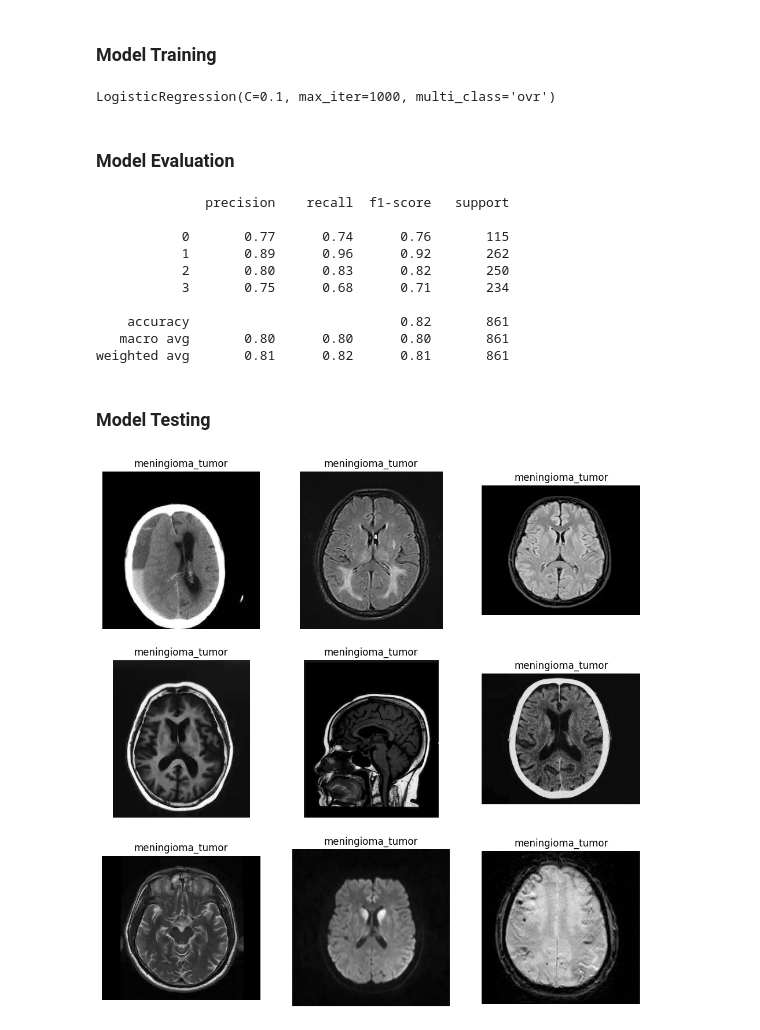
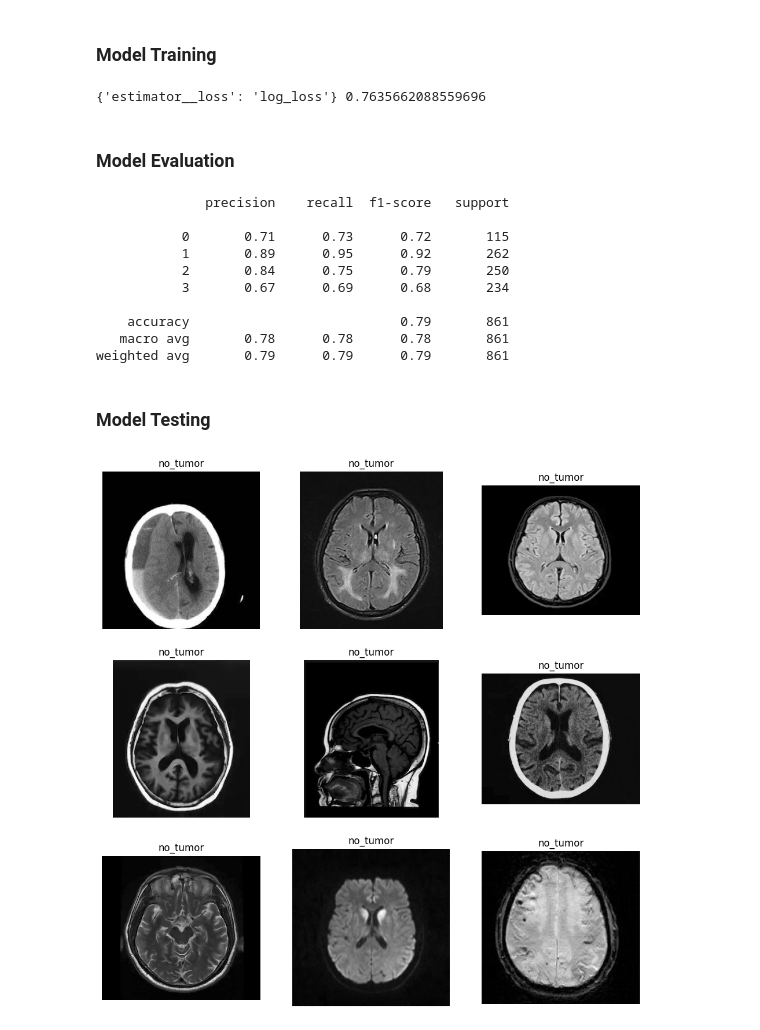
Before and after one commit to AdamRidene/Brain_Tumor_Detection, a Jupyter notebook: Brain_tumor_detection_notebook.ipynb, the cells around one changed output. Saved outputs shown, nothing was run; the diff lists cells and outputs as text; code cells hidden in the pictures.

Commit message:
Used another model

```diff
--- a/Brain_tumor_detection_notebook.ipynb
+++ b/Brain_tumor_detection_notebook.ipynb
@@ -64,8 +64,8 @@ X_train,X_test,y_train,y_test=train_test_split(X_reshaped,Y,test_size=0.3,random
 # %% [markdown]
 We can either divide by 255 the values or use the **`StandardScalar`** function
 # %%
-#X_train=X_train/255
-#X_test=X_test/255
+X_train=X_train/255
+X_test=X_test/255
 #print(X_train.max(),X_train.min())
 #print(X_test.max(),X_test.min())
 # %%
@@ -76,28 +76,36 @@ X_test_scaled=scalar.transform(X_test)
 # %% [markdown]
 ### Model Training
-# %%
-from sklearn.linear_model import LogisticRegression
-logreg=LogisticRegression(C=0.1,max_iter=1000,multi_class="ovr")
-logreg.fit(X_trained_scaled,y_train)
-# %% [output]
-LogisticRegression(C=0.1, max_iter=1000, multi_class='ovr')
+# %%
+
+from sklearn.multiclass import OneVsRestClassifier
+from sklearn.linear_model import SGDClassifier
+from sklearn.model_selection import RandomizedSearchCV
+from sklearn.model_selection import KFold
+model=OneVsRestClassifier(SGDClassifier(random_state=0))
+params={'estimator__loss':["hinge","log_loss"]}
+kf=KFold(n_splits=5,shuffle=True,random_state=42)
+model_cv=RandomizedSearchCV(model,params,cv=kf,n_iter=5,random_state=0,n_jobs=-1)#n_jobs=-1 in order to use all available cores
+model_cv.fit(X_train,y_train)
+print(model_cv.best_params_,model_cv.best_score_)
+# %% [output]
+{'estimator__loss': 'log_loss'} 0.7635662088559696
 # %% [markdown]
 ###  Model Evaluation
 # %%
-logreg.score(X_test_scaled,y_test)
-y_pred=logreg.predict(X_test_scaled)
+model_cv.score(X_test,y_test)
+y_pred=model_cv.predict(X_test)
 print(classification_report(y_test,y_pred))
 # %% [output]
               precision    recall  f1-score   support
 
-           0       0.77      0.74      0.76       115
-           1       0.89      0.96      0.92       262
-           2       0.80      0.83      0.82       250
-           3       0.75      0.68      0.71       234
+           0       0.71      0.73      0.72       115
+           1       0.89      0.95      0.92       262
+           2       0.84      0.75      0.79       250
+           3       0.67      0.69      0.68       234
 
-    accuracy                           0.82       861
-   macro avg       0.80      0.80      0.80       861
-weighted avg       0.81      0.82      0.81       861
+    accuracy                           0.79       861
+   macro avg       0.78      0.78      0.78       861
+weighted avg       0.79      0.79      0.79       861
 # %% [markdown]
 ### Model Testing
 # %%
@@ -105,16 +113,16 @@ choice={0:"no_tumor",1:"pituitary_tumor",2:"glioma_tumor",3:"meningioma_tumor"}
 # %%
 plt.figure(figsize=(12,12))
 p=os.listdir("../brain_tumor_detection/Testing/")
 col=1
 for i in os.listdir("../brain_tumor_detection/Testing/no_tumor/")[:9]:
     plt.subplot(3,3,col)
     img=cv.imread("../brain_tumor_detection/Testing/no_tumor/"+i,0)
     img1=cv.resize(img,(200,200))
     img1=img1.reshape(1,-1)/255
-    pt=logreg.predict(img1)
+    pt=model_cv.predict(img1)
     plt.title(choice[pt[0]])
     plt.imshow(img,cmap="gray")
     plt.axis("off")
     col+=1
 # %% [output]
-[figure, old version]
+[figure, new version]
```
Also changed, not shown: parts of 1 cell of this notebook.
